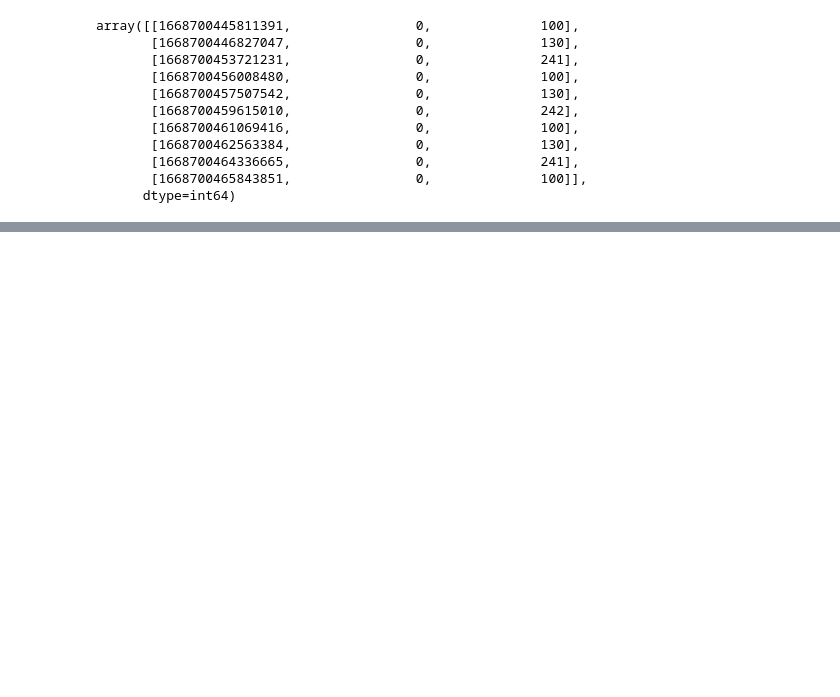
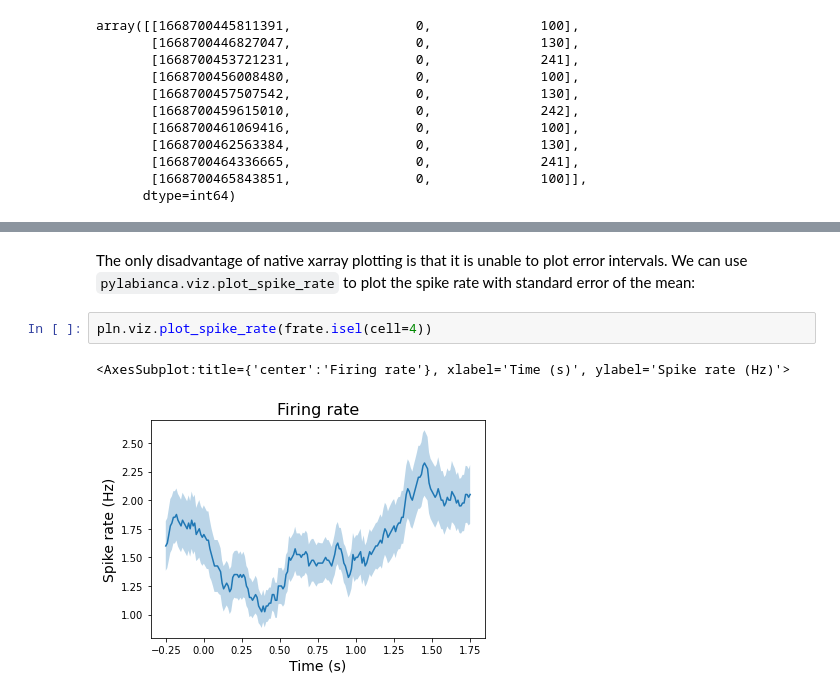
Before and after one commit to labianca/pylabianca, a Jupyter notebook: doc/intro_overview.ipynb, the cells around one changed output, grey strips where cells are left out. Saved outputs shown, nothing was run; the diff lists cells and outputs as text; blank space fills up the shorter version.

Commit message:
update pylabianca overview

```diff
--- a/doc/intro_overview.ipynb
+++ b/doc/intro_overview.ipynb
@@ -117,0 +155,7 @@ In superdual the images are represented by trigger values `110 + image_index`, s
+# %% [markdown]
+The only disadvantage of native xarray plotting is that it is unable to plot error intervals. We can use `pylabianca.viz.plot_spike_rate` to plot the spike rate with standard error of the mean:
+# %%
+pln.viz.plot_spike_rate(frate.isel(cell=4))
+# %% [output]
+<AxesSubplot:title={'center':'Firing rate'}, xlabel='Time (s)', ylabel='Spike rate (Hz)'>
+[figure, added]
```
Also changed, not shown: parts of 36 cells of this notebook.
